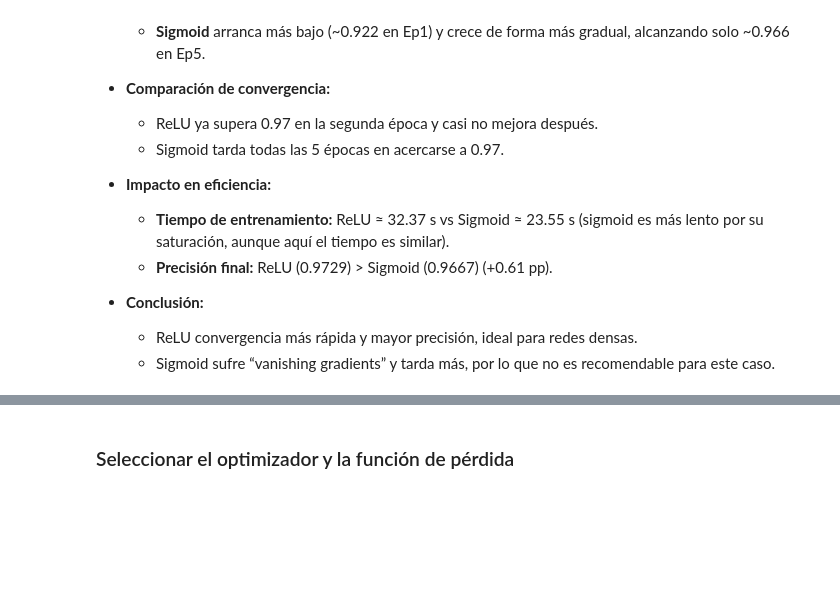
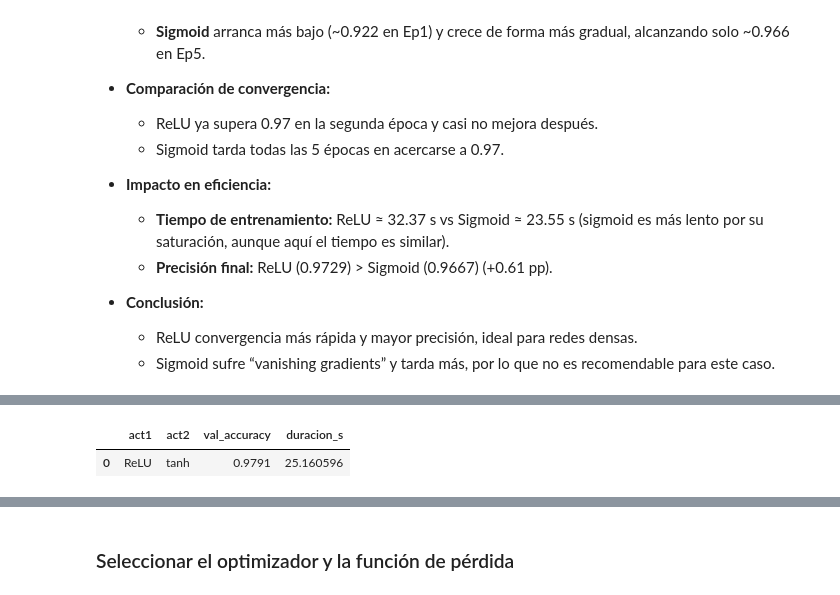
Before and after one commit to Andyfer004/Lab2-DS, a Jupyter notebook: TensorFlow_MNIST_TF2_12+.ipynb, the cells around one changed output, grey strips where cells are left out. Cells and saved outputs as stored; diff of their text form; code cells hidden in the pictures; blank space fills up the shorter version.

```diff
--- a/TensorFlow_MNIST_TF2_12+.ipynb
+++ b/TensorFlow_MNIST_TF2_12+.ipynb
@@ -425,0 +432,18 @@ plt.show()
+# %%
+# Ejercicio 5: activaciones = ['relu', 'tanh']
+m5 = build_model(units=200, depth=2, activations=['relu','tanh'])
+acc5, dur5, hist5 = train_and_evaluate(
+    m5, X_entreno, y_entreno, X_validacion, y_validacion,
+    batch_size=100, epochs=5
+)
+
+df5 = pd.DataFrame([{
+    'act1': 'ReLU',
+    'act2': 'tanh',
+    'val_accuracy': acc5,
+    'duracion_s': dur5
+}])
+df5
+# %% [output]
+|  | act1 | act2 | val_accuracy | duracion_s |
+| 0 | ReLU | tanh | 0.9791 | 25.160596 |
```
Also changed, not shown: parts of 11 cells of this notebook.
